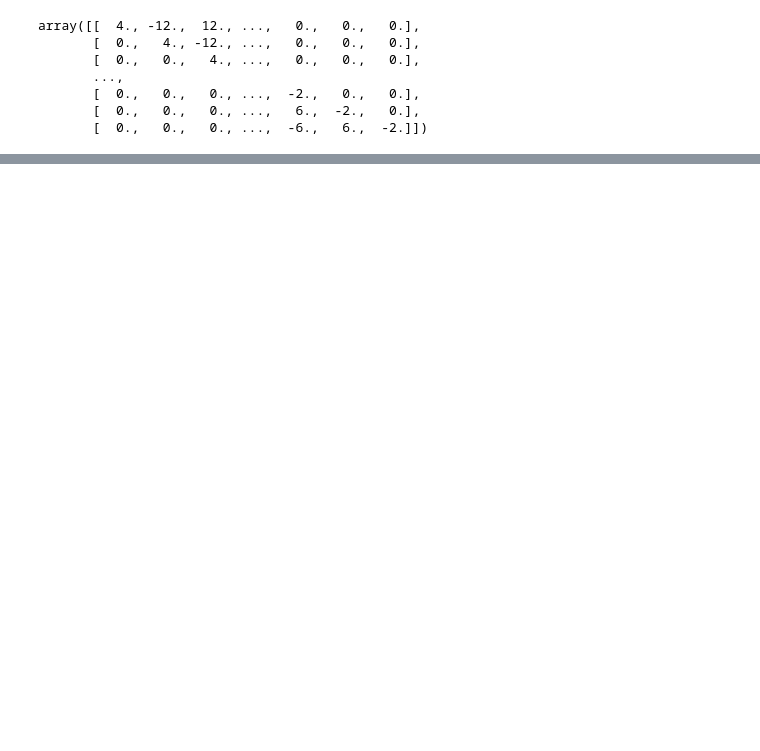
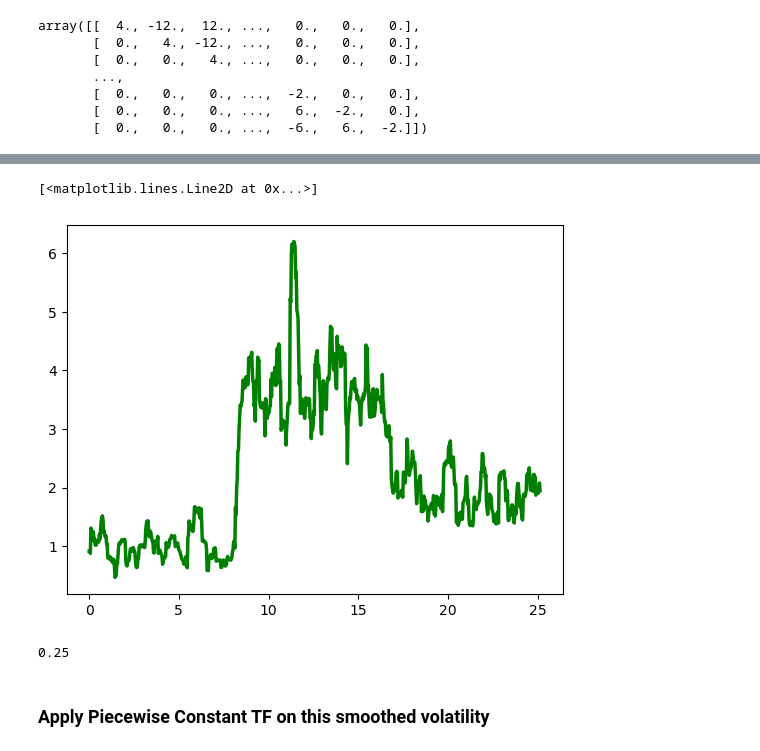
Before and after one commit to jasonbohne123/Adaptive_Signal_Estimation, a Jupyter notebook: trend_filtering/research/Spatially_Inhomogenous.ipynb, the cells around one changed output, grey strips where cells are left out. Drawn from its saved outputs; the diff is of its cells as text; code cells hidden in the pictures; blank space fills up the shorter version.

```diff
--- a/trend_filtering/research/Spatially_Inhomogenous.ipynb
+++ b/trend_filtering/research/Spatially_Inhomogenous.ipynb
@@ -156,0 +171,15 @@ compute_error(x,sol)
+# %%
+local_var=LocalVariance(t,x,0,0.25)
+local_var_series=local_var.fit()
+# %%
+fig, ax = plt.subplots()
+ax.plot(t, 4*local_var_series, color="green", label="Local Variance", lw=2.5)  # plots prior
+# %% [output]
+[<matplotlib.lines.Line2D at 0x...>]
+[figure, added]
+# %%
+local_var.optimal_bandwidth
+# %% [output]
+0.25
+# %% [markdown]
+### Apply Piecewise Constant TF on this smoothed volatility
```
Also changed, not shown: parts of 18 cells of this notebook, 1 other file.
